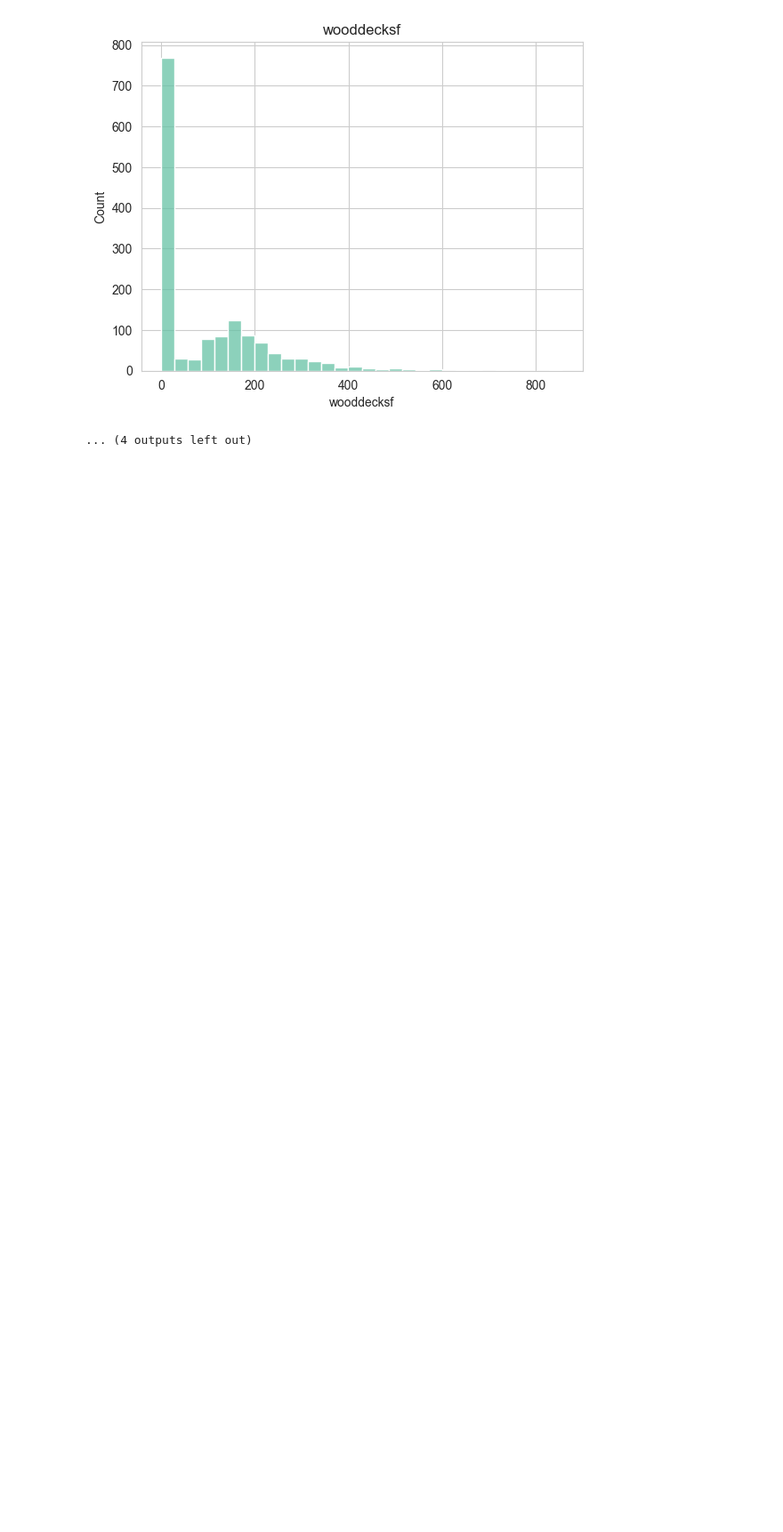
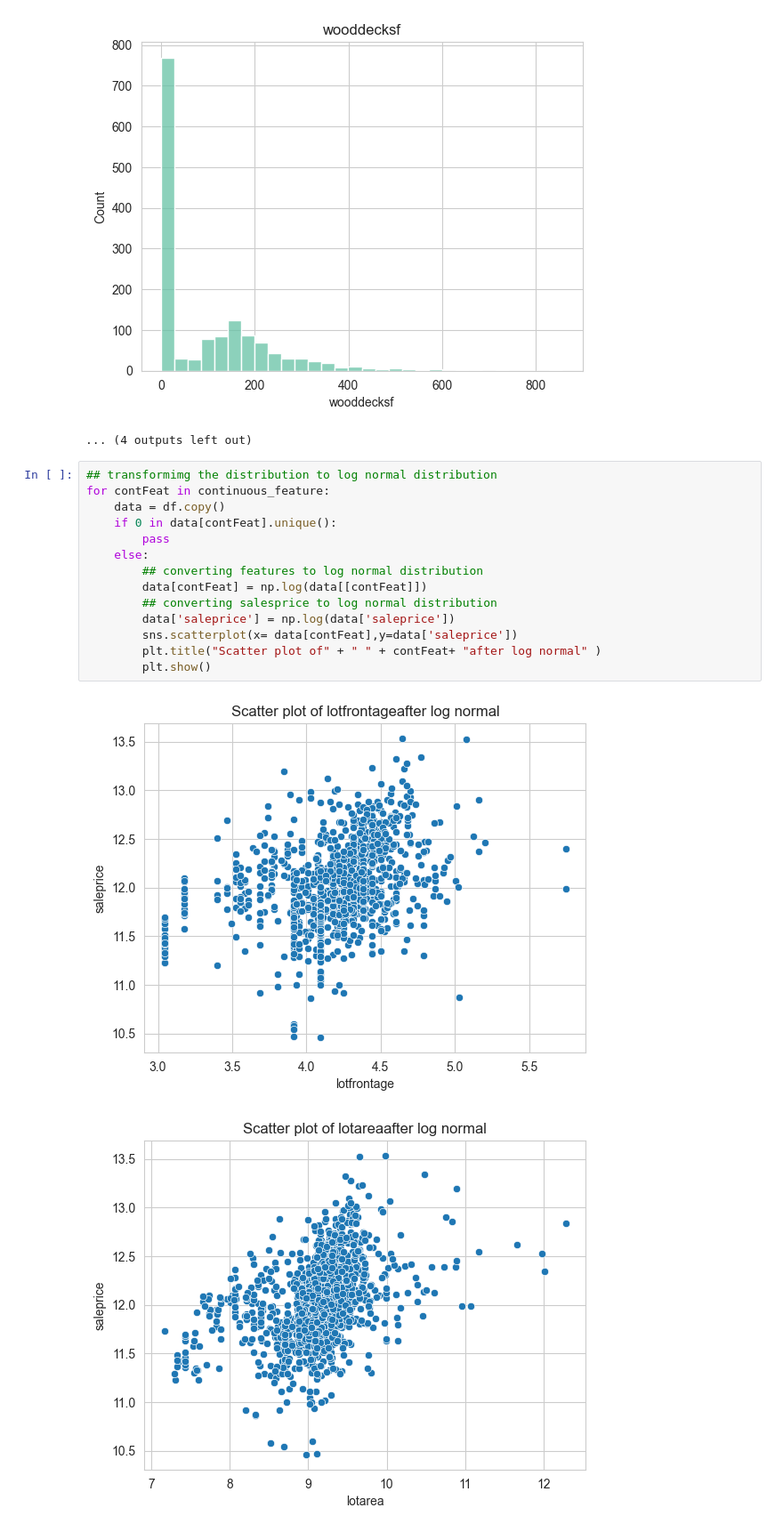
Before and after one commit to BishalJung7377/house_price_prediction, a Jupyter notebook: house_price_predictions.ipynb, the cells around one changed output. Shown at 89% size. Saved outputs shown, nothing was run; the diff lists cells and outputs as text; blank space fills up the shorter version.

Commit message:
used log normal for continuous features, used box plot for finding the outliers and also plotted categorical features in barplot.

```diff
--- a/house_price_predictions.ipynb
+++ b/house_price_predictions.ipynb
@@ -417,3 +417,20 @@ for data in continuous_feature:
 [figure]
 [figure]
 ... (4 outputs left out)
+# %%
+## transformimg the distribution to log normal distribution
+for contFeat in continuous_feature:
+    data = df.copy()
+    if 0 in data[contFeat].unique():
+        pass
+    else:
+        ## converting features to log normal distribution
+        data[contFeat] = np.log(data[[contFeat]])
+        ## converting salesprice to log normal distribution
+        data['saleprice'] = np.log(data['saleprice'])
+        sns.scatterplot(x= data[contFeat],y=data['saleprice'])
+        plt.title("Scatter plot of" + " " + contFeat+ "after log normal" )
+        plt.show()
+# %% [output]
+[figure, added]
+[figure, added]
```
Also changed, not shown: parts of 7 cells of this notebook.
